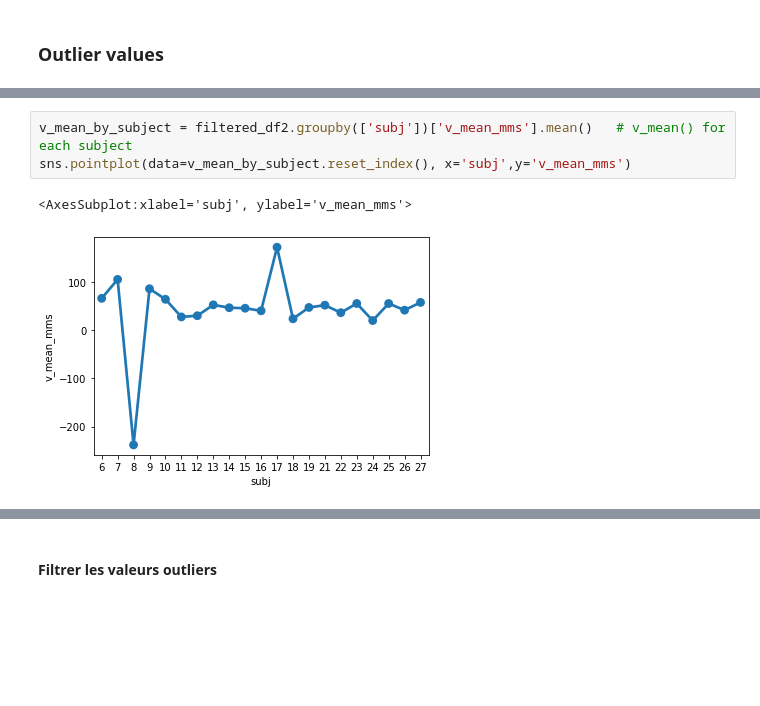
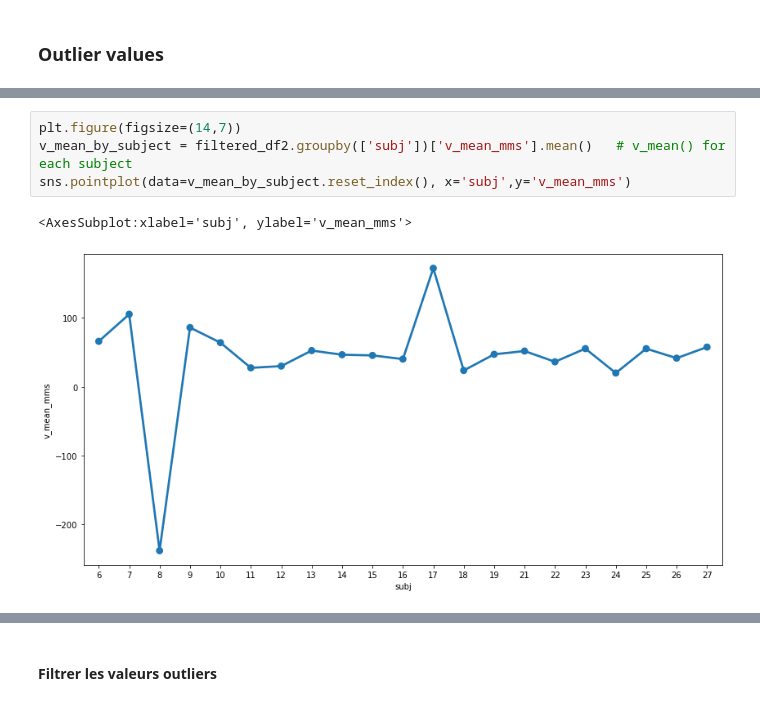
Before and after one commit to neuro-team-femto/revtact, a Jupyter notebook: analysis/analysis_beha_topo.ipynb, the cells around one changed output, grey strips where cells are left out. Drawn from its saved outputs; the diff is of its cells as text; blank space fills up the shorter version.

```diff
--- a/analysis/analysis_beha_topo.ipynb
+++ b/analysis/analysis_beha_topo.ipynb
@@ -357,9 +416,10 @@ filtered_df2.iloc[:, filtered_df2.columns.get_loc("sliding_distance_mm"):filtere
 | 75% | 38.600086 | 57.846558 | 0.533795 | 0.043392 | 0.428918 | 0.047160 | 1.235631 | 0.183048 |
 | max | 1026.170755 | 13463.971511 | 4.890003 | 0.591267 | 2.159151 | 0.425295 | 93.620329 | 14313.955103 |
 # %%
+plt.figure(figsize=(14,7))
 v_mean_by_subject = filtered_df2.groupby(['subj'])['v_mean_mms'].mean()   # v_mean() for each subject
 sns.pointplot(data=v_mean_by_subject.reset_index(), x='subj',y='v_mean_mms')
 # %% [output]
 <AxesSubplot:xlabel='subj', ylabel='v_mean_mms'>
-[figure, old version]
+[figure, new version]
 # %%
```
Also changed, not shown: parts of 29 cells of this notebook, 2 other files.
